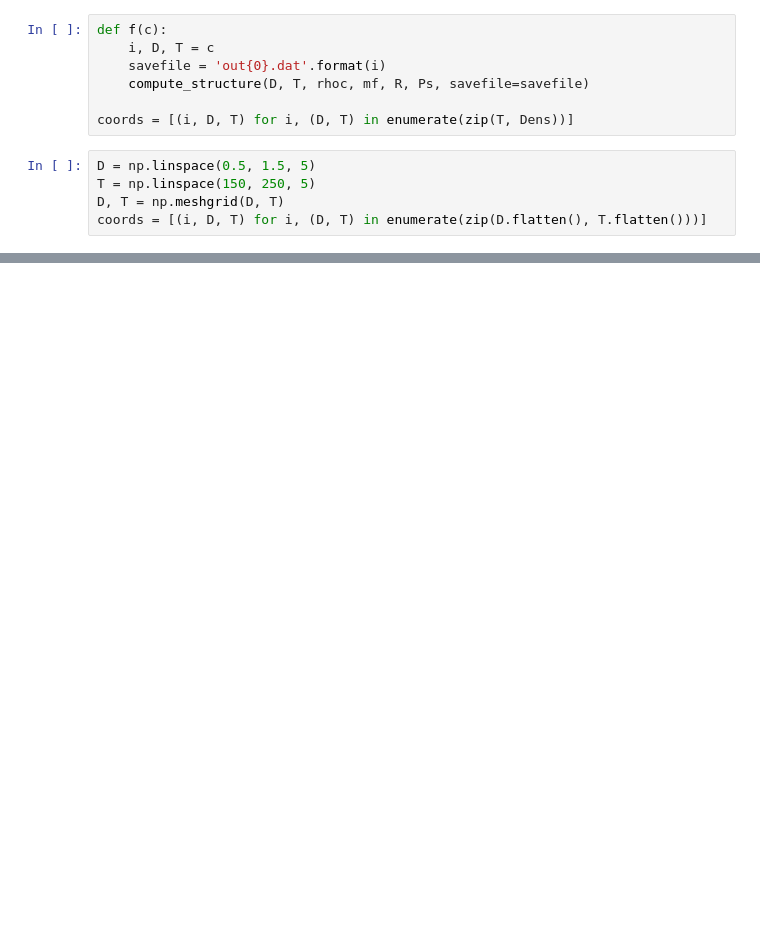
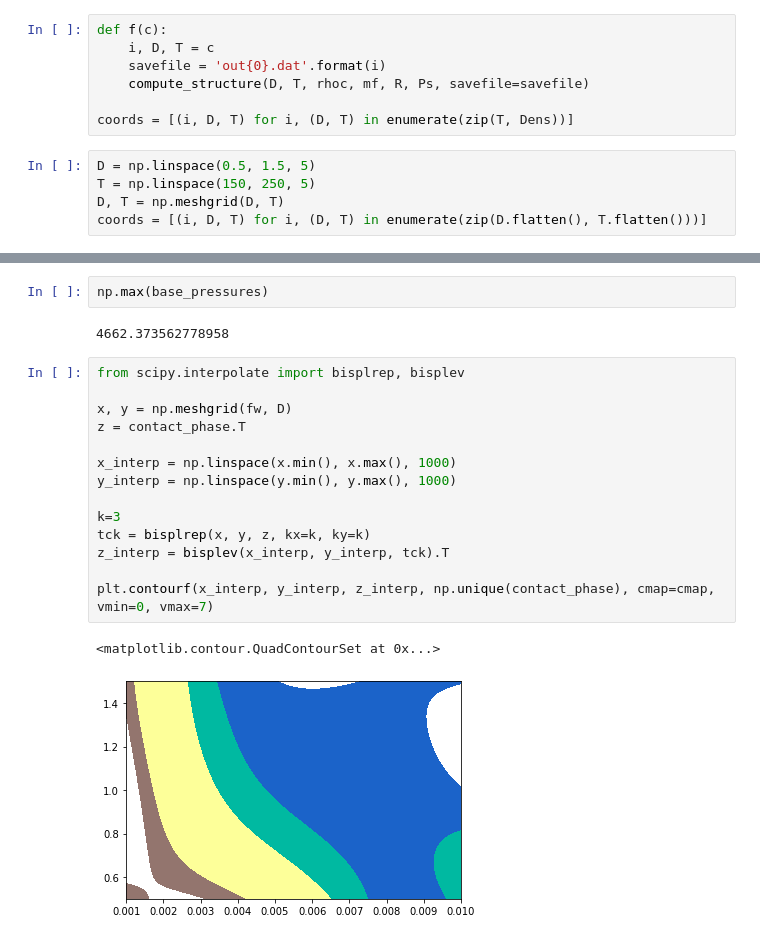
Before and after one commit to tagordon/HydroSphere, a Jupyter notebook: HS.ipynb, the cells around one changed output, grey strips where cells are left out. Cells and saved outputs as stored; diff of their text form; blank space fills up the shorter version.

```diff
--- a/HS.ipynb
+++ b/HS.ipynb
@@ -73,0 +321,21 @@ array([[150., 150., 150., 150., 150.],
+# %%
+np.max(base_pressures)
+# %% [output]
+4662.373562778958
+# %%
+from scipy.interpolate import bisplrep, bisplev
+
+x, y = np.meshgrid(fw, D)
+z = contact_phase.T
+
+x_interp = np.linspace(x.min(), x.max(), 1000)
+y_interp = np.linspace(y.min(), y.max(), 1000)
+
+k=3
+tck = bisplrep(x, y, z, kx=k, ky=k)
+z_interp = bisplev(x_interp, y_interp, tck).T
+
+plt.contourf(x_interp, y_interp, z_interp, np.unique(contact_phase), cmap=cmap, vmin=0, vmax=7)
+# %% [output]
+<matplotlib.contour.QuadContourSet at 0x...>
+[figure, added]
```
Also changed, not shown: parts of 26 cells of this notebook, 5 other files.
